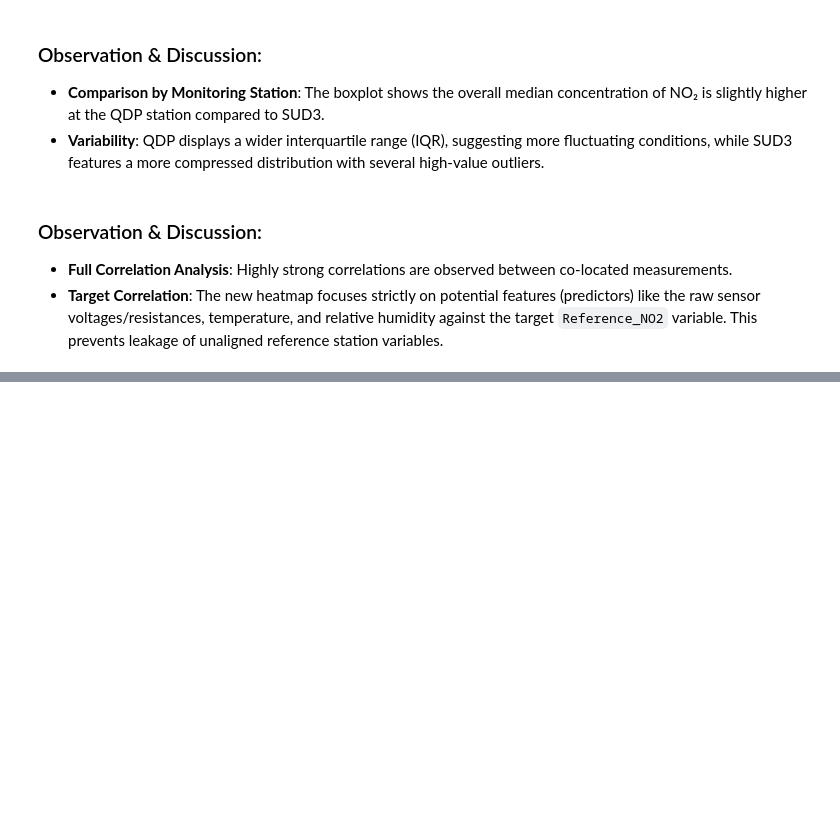
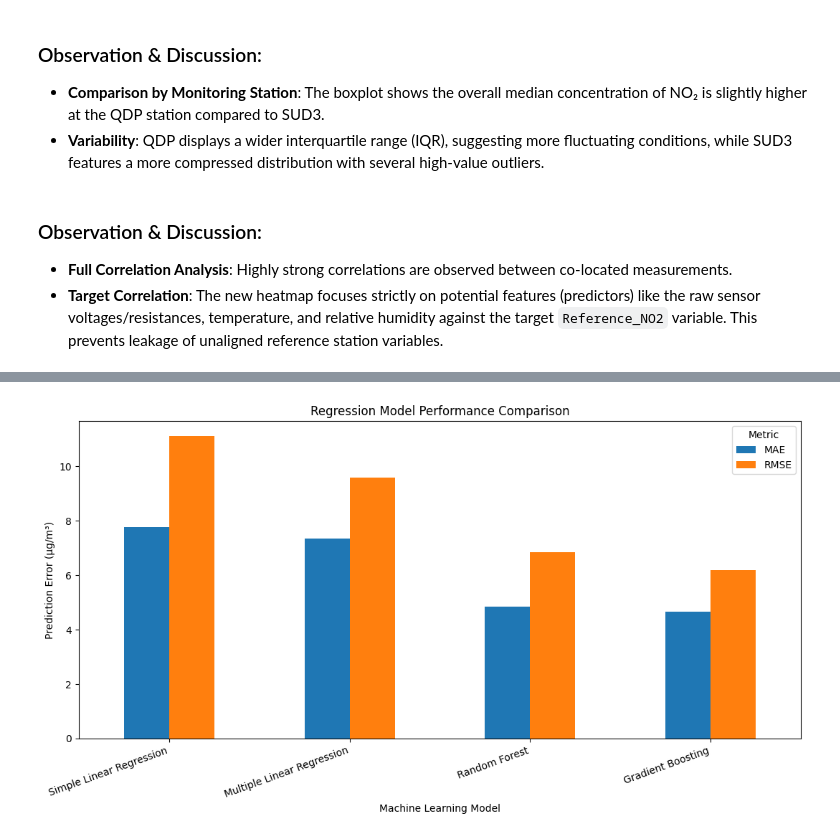
Before and after one commit to JoshuaBL2002/Advanced-Data-Science-Project-Repository, a Jupyter notebook: notebooks/Air_Quality_NO2_Project.ipynb, the cells around one changed output, grey strips where cells are left out. Drawn from its saved outputs; the diff is of its cells as text; code cells hidden in the pictures; blank space fills up the shorter version.

```diff
--- a/notebooks/Air_Quality_NO2_Project.ipynb
+++ b/notebooks/Air_Quality_NO2_Project.ipynb
@@ -301,0 +679,21 @@ else:
+# %%
+# Section 5.4 - All Model Comparison
+
+comparison_plot = results_df.set_index("Model")[
+    ["MAE", "RMSE"]
+]
+
+comparison_plot.plot(
+    kind="bar",
+    figsize=(11, 6)
+)
+
+plt.title("Regression Model Performance Comparison")
+plt.xlabel("Machine Learning Model")
+plt.ylabel("Prediction Error (µg/m³)")
+plt.xticks(rotation=20, ha="right")
+plt.legend(title="Metric")
+plt.tight_layout()
+plt.show()
+# %% [output]
+[figure, added]
```
Also changed, not shown: parts of 18 cells of this notebook.
